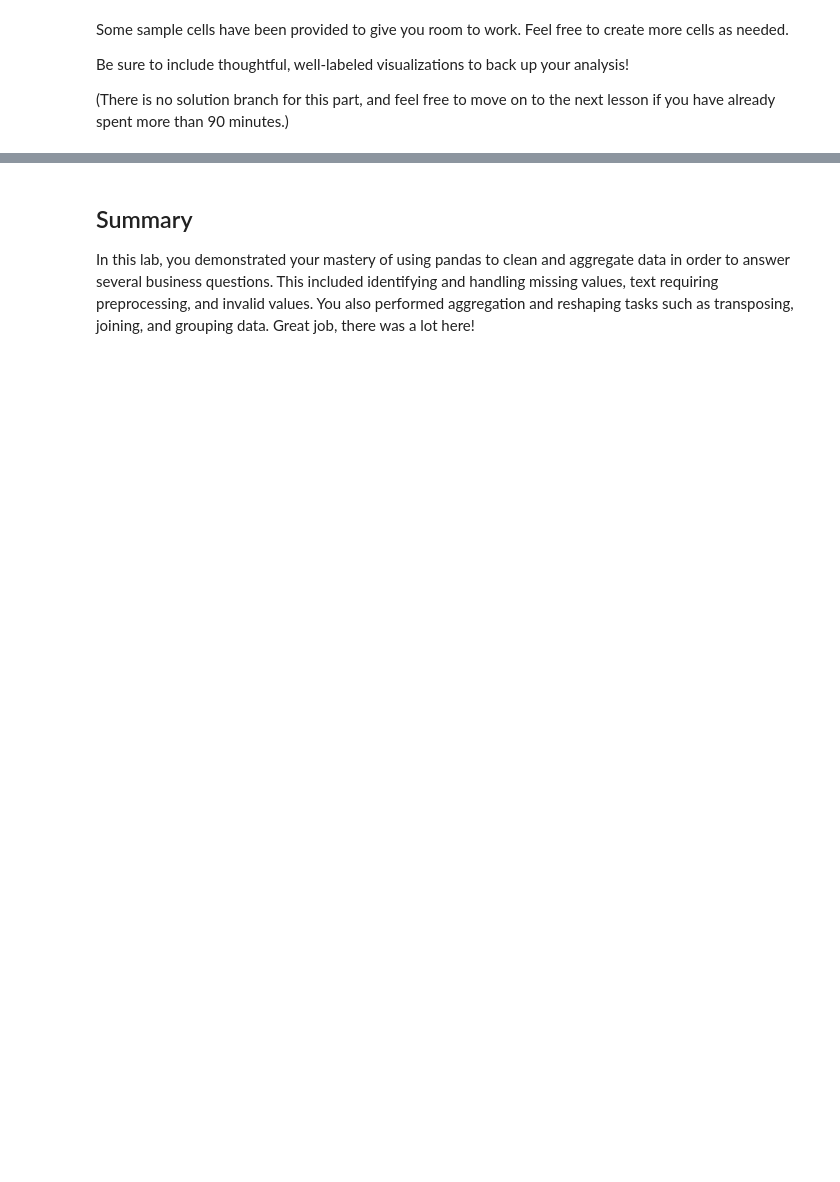
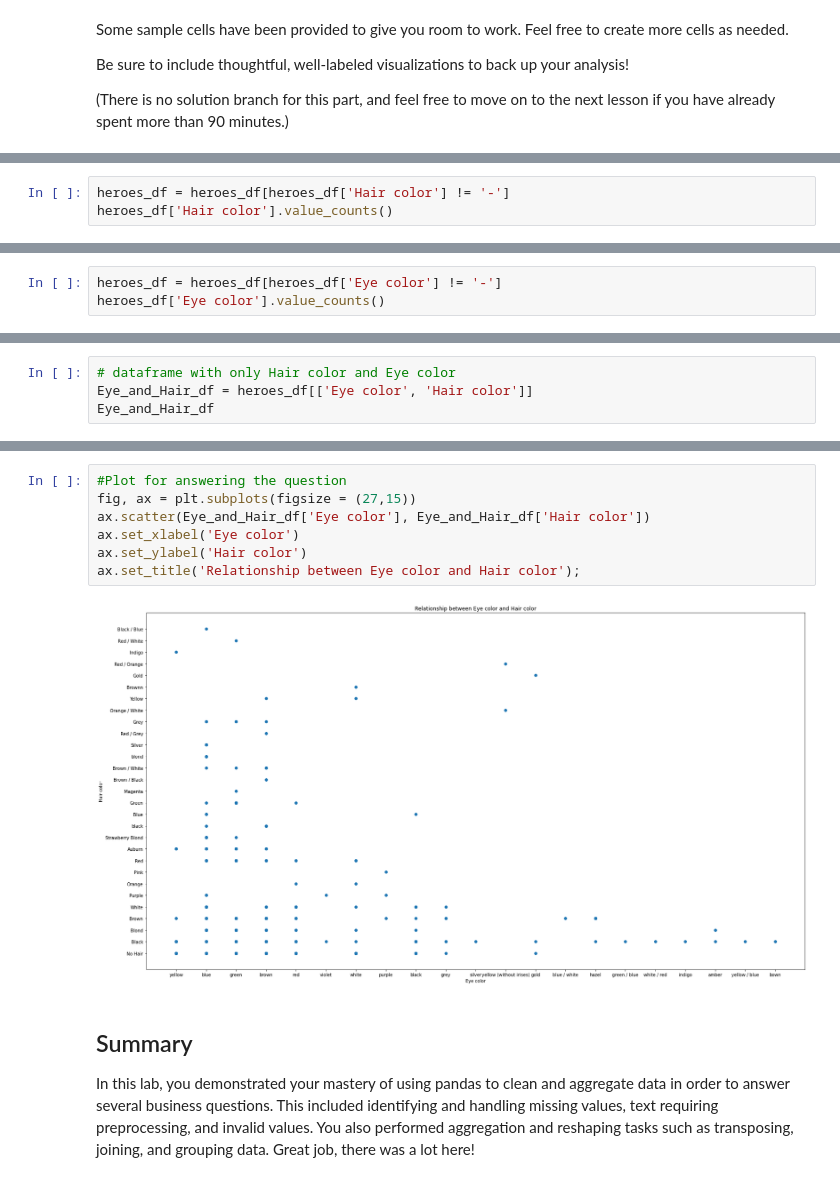
Before and after one commit to Gorreti/dsc-pandas-data-cleaning-lab, a Jupyter notebook: index.ipynb, the cells around one changed output, grey strips where cells are left out. Saved outputs shown, nothing was run; the diff lists cells and outputs as text; blank space fills up the shorter version.

```diff
--- a/index.ipynb
+++ b/index.ipynb
@@ -854,0 +943,3 @@ Be sure to include thoughtful, well-labeled visualizations to back up your analy
+# %%
+heroes_df = heroes_df[heroes_df['Hair color'] != '-']
+heroes_df['Hair color'].value_counts()
@@ -854,0 +964,3 @@ Be sure to include thoughtful, well-labeled visualizations to back up your analy
+# %%
+heroes_df = heroes_df[heroes_df['Eye color'] != '-']
+heroes_df['Eye color'].value_counts()
@@ -854,0 +985,4 @@ Be sure to include thoughtful, well-labeled visualizations to back up your analy
+# %%
+# dataframe with only Hair color and Eye color
+Eye_and_Hair_df = heroes_df[['Eye color', 'Hair color']]
+Eye_and_Hair_df
@@ -855,3 +1003,12 @@ Be sure to include thoughtful, well-labeled visualizations to back up your analy
+# %%
+#Plot for answering the question
+fig, ax = plt.subplots(figsize = (27,15))
+ax.scatter(Eye_and_Hair_df['Eye color'], Eye_and_Hair_df['Hair color'])
+ax.set_xlabel('Eye color')
+ax.set_ylabel('Hair color')
+ax.set_title('Relationship between Eye color and Hair color');
+# %% [output]
+[figure, added]
 # %% [markdown]
 ## Summary
 
```
Also changed, not shown: parts of 17 cells of this notebook.
